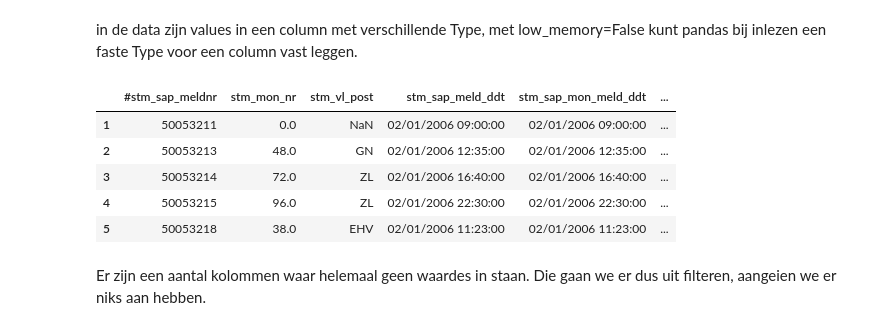
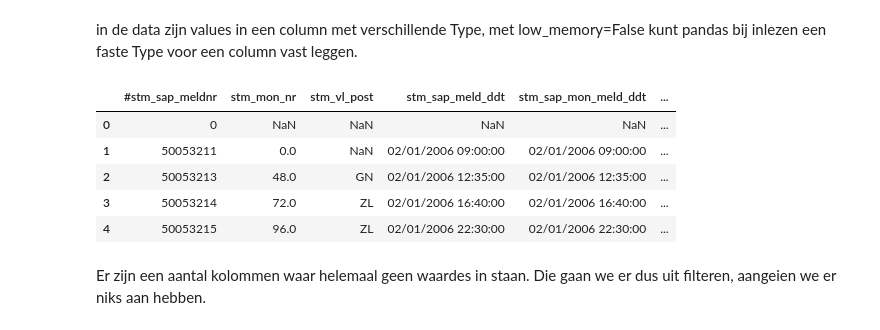
Before and after one commit to MaxJansen99/ProRail, a Jupyter notebook: analyse_en_model2.ipynb, the cells around one changed output. Cells and saved outputs as stored; diff of their text form; code cells hidden in the pictures.

```diff
--- a/analyse_en_model2.ipynb
+++ b/analyse_en_model2.ipynb
@@ -25,15 +25,15 @@ pd.set_option('display.max_columns', None)
 # %% [markdown]
 in de data zijn values in een column met verschillende Type, met low_memory=False kunt pandas bij inlezen een faste Type voor een column vast leggen.
 # %%
-df = pd.read_csv('Data/sap_storing_data_hu_subset.csv', index_col=0, low_memory=False)
+df = pd.read_csv('Data/sap_storing_data_hu_project.csv', index_col=0, low_memory=False)
 df.head()
 # %% [output]
 |  | #stm_sap_meldnr | stm_mon_nr | stm_vl_post | stm_sap_meld_ddt | stm_sap_mon_meld_ddt | ... |
+| 0 | 0 | NaN | NaN | NaN | NaN | ... |
 | 1 | 50053211 | 0.0 | NaN | 02/01/2006 09:00:00 | 02/01/2006 09:00:00 | ... |
 | 2 | 50053213 | 48.0 | GN | 02/01/2006 12:35:00 | 02/01/2006 12:35:00 | ... |
 | 3 | 50053214 | 72.0 | ZL | 02/01/2006 16:40:00 | 02/01/2006 16:40:00 | ... |
 | 4 | 50053215 | 96.0 | ZL | 02/01/2006 22:30:00 | 02/01/2006 22:30:00 | ... |
-| 5 | 50053218 | 38.0 | EHV | 02/01/2006 11:23:00 | 02/01/2006 11:23:00 | ... |
 # %% [markdown]
 Er zijn een aantal kolommen waar helemaal geen waardes in staan. Die gaan we er dus uit filteren, aangeien we er niks aan hebben.
 # %%
```
Also changed, not shown: parts of 25 cells of this notebook.
